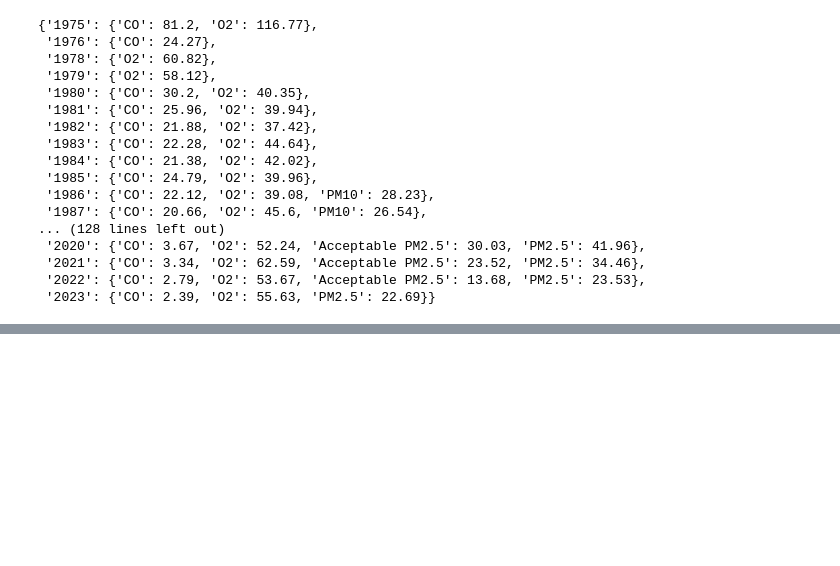
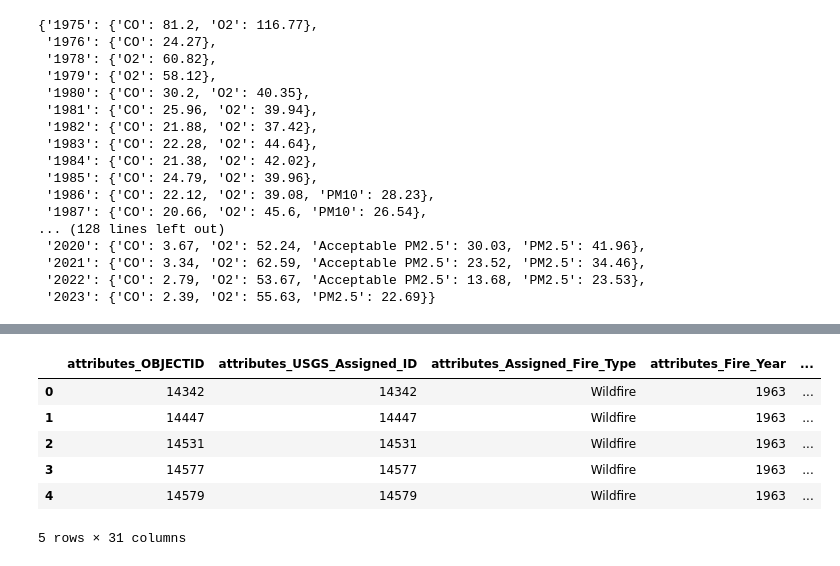
Before and after one commit to mohammap22/data-512-common-analysis, a Jupyter notebook: project.ipynb, the cells around one changed output, grey strips where cells are left out. Saved outputs shown, nothing was run; the diff lists cells and outputs as text; code cells hidden in the pictures; blank space fills up the shorter version.

```diff
--- a/project.ipynb
+++ b/project.ipynb
@@ -638,0 +420,69 @@ correlation
+# %%
+import pandas as pd
+
+km_to_miles = 0.621371
+
+aqi_averages = {}
+index = 0
+year = 1963
+aqi_averages = {year + i: val for i, val in enumerate(avg_val) if val is not None}
+
+
+def calculate_centroid(rings):
+    # Create a Polygon from rings
+    polygon = Polygon(rings[0])  # assuming the first ring is the outer boundary
+    # Return the centroid of the polygon
+    return polygon.centroid.x, polygon.centroid.y
+
+# Function to calculate the Haversine distance
+def haversine_distance(lat1, lon1, lat2, lon2):
+    # Radius of the Earth in km
+    R = 6371.0
+    # Convert latitude and longitude from degrees to radians
+    phi1 = np.radians(lat1)
+    phi2 = np.radians(lat2)
+    delta_phi = np.radians(lat2 - lat1)
+    delta_lambda = np.radians(lon2 - lon1)
+    # Calculate the distance
+    a = np.sin(delta_phi / 2.0) ** 2 + np.cos(phi1) * np.cos(phi2) * np.sin(delta_lambda / 2.0) ** 2
+    c = 2 * np.arctan2(np.sqrt(a), np.sqrt(1 - a))
+    distance = R * c
+    return distance
+
+# Coordinates for Larimer County, Colorado
+larimer_county_coords = (40.3955, -105.0746)
+
+def process_feature(feature):
+    # Calculate the centroid of the fire's geometry
+    centroid = calculate_centroid(feature['geometry_rings'])
+    # Calculate the distance from the centroid of the fire to Larimer County in miles
+    distance_miles = haversine_distance(larimer_county_coords[0], larimer_county_coords[1], centroid[1], centroid[0]) * km_to_miles
+    return distance_miles
+df_features = pd.json_normalize(feature_list, sep='_')
+# Count the number of rows for each year to get the total number of fires per year
+df_features['Distance_to_Larimer_Miles'] = df_features.apply(process_feature, axis=1)
+columns_to_remove = [
+    'geometry_rings', 'attributes_Wildfire_Notice',
+    'attributes_Processing_Notes', 'attributes_Listed_Notes',
+    'attributes_Listed_Fire_Names'
+]
+
+total_fires_per_year_dict = df_features['attributes_Fire_Year'].value_counts().to_dict()
+
+# Drop the specified columns
+df_features_cleaned = df_features.drop(columns=columns_to_remove)
+
+for col in ['attributes_Fire_Polygon_Tier', 'attributes_GIS_Acres', 'attributes_GIS_Hectares',
+            'attributes_Circleness_Scale', 'attributes_Shape_Length', 'attributes_Shape_Area']:
+    df_features[col] = np.abs(np.random.randn(len(df_features))) * 100  # Absolute value for mock positive areas and lengths
+
+df_features_cleaned = df_features.drop(columns=['geometry_rings'])
+df_features_cleaned.head()
+# %% [output]
+|  | attributes_OBJECTID | attributes_USGS_Assigned_ID | attributes_Assigned_Fire_Type | attributes_Fire_Year | ... |
+| 0 | 14342 | 14342 | Wildfire | 1963 | ... |
+| 1 | 14447 | 14447 | Wildfire | 1963 | ... |
+| 2 | 14531 | 14531 | Wildfire | 1963 | ... |
+| 3 | 14577 | 14577 | Wildfire | 1963 | ... |
+| 4 | 14579 | 14579 | Wildfire | 1963 | ... |
+5 rows × 31 columns
```
Also changed, not shown: parts of 25 cells of this notebook, 3 other files.
